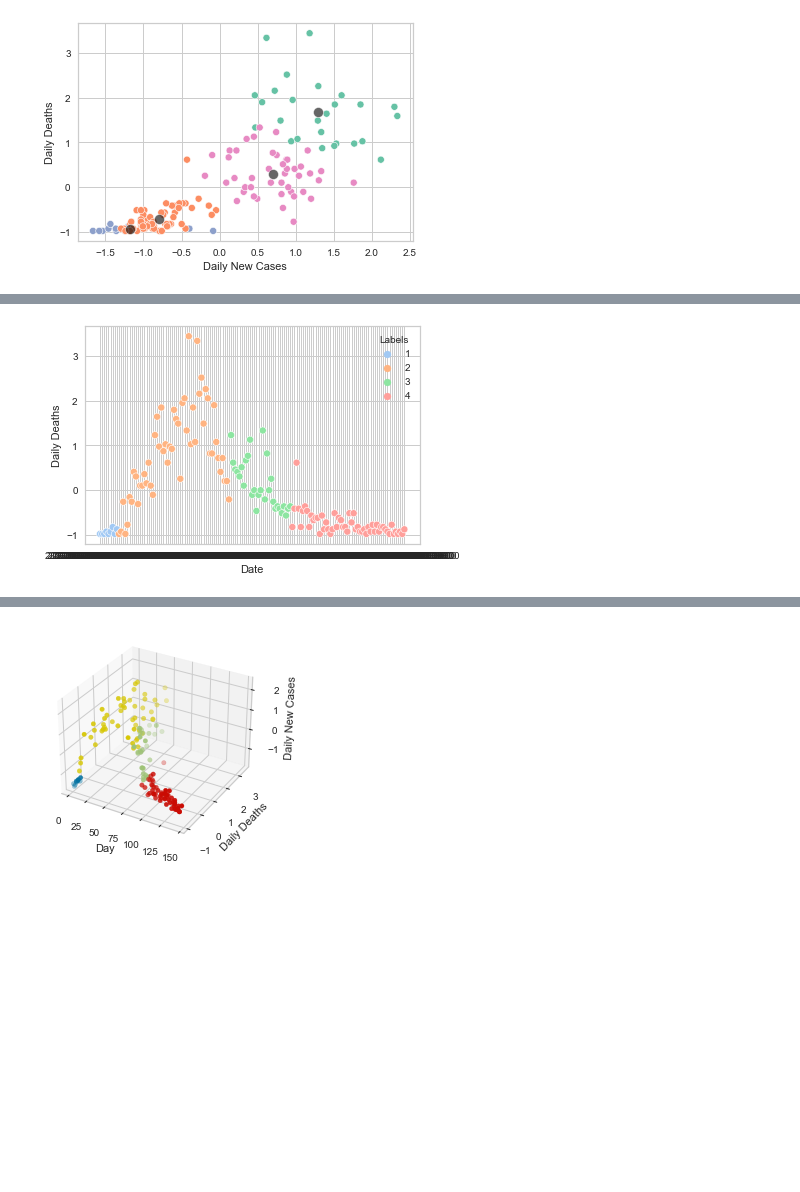
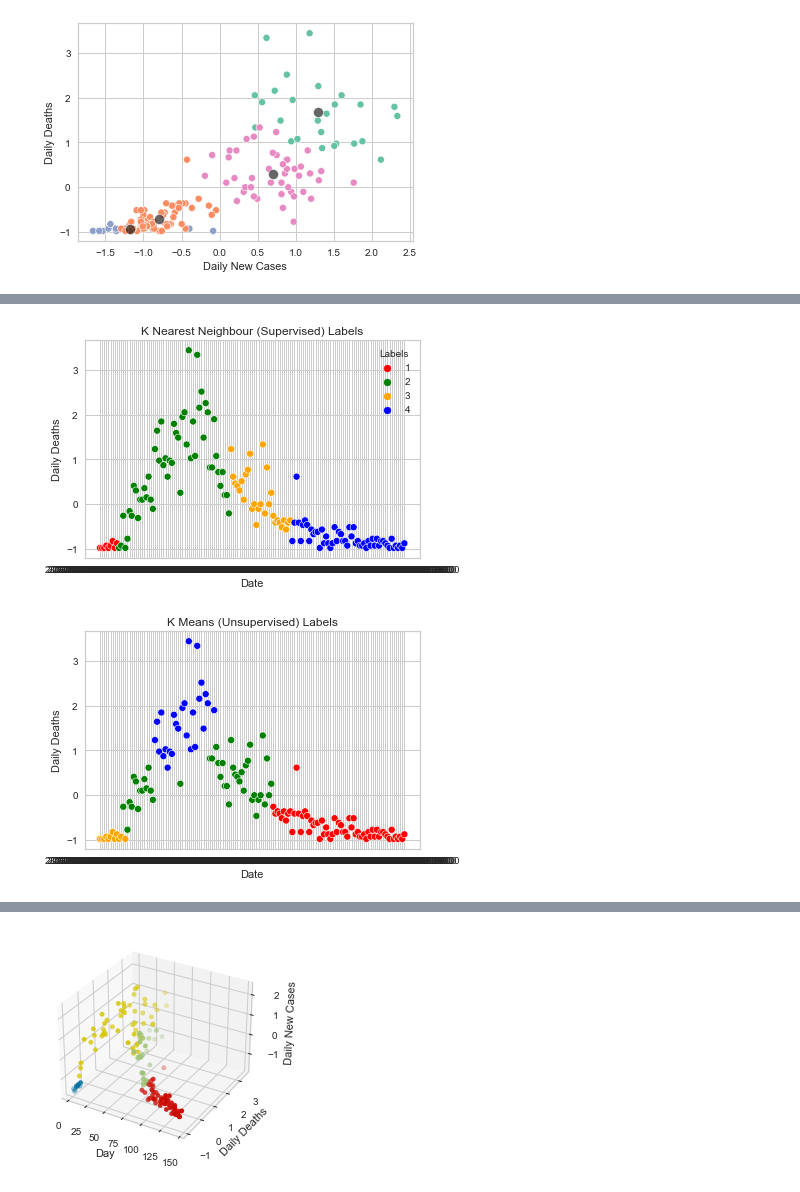
Before and after one commit to GrahamEckel/covid-interventions, a Jupyter notebook: main-notebook.ipynb, the cells around one changed output, grey strips where cells are left out. Saved outputs shown, nothing was run; the diff lists cells and outputs as text; code cells hidden in the pictures; blank space fills up the shorter version.

```diff
--- a/main-notebook.ipynb
+++ b/main-notebook.ipynb
@@ -130,11 +131,3 @@ DailyDeathTS = DailyActiveDeathStandard.drop(['DailyTotals'], axis=1)
 
 #DailyDeathTS
 #DailyActiveTS
-# %%
-### Standardized deaths over time
-
-ax = sns.scatterplot(data=DailyDeathTS, x='SummaryDate', y='DailyDeaths', hue='Labels', palette='pastel', s=50)
-ax.set(xlabel='Date', ylabel='Daily Deaths')
-plt.show()
-# %% [output]
-[figure, removed]
@@ -141,3 +145,19 @@ plt.show()
+# %%
+### Standardized deaths over time
+
+axknnDeath = sns.scatterplot(data=DailyDeathTS, x='SummaryDate', y='DailyDeaths', hue='Labels', palette = {1:'red',2:'green',3:'orange',4:'blue'})
+axknnDeath.set(xlabel='Date', ylabel='Daily Deaths')
+plt.title('K Nearest Neighbour (Supervised) Labels')
+plt.show()
+
+axkmeansDeath = sns.scatterplot(data=DailyDeathTS, x='SummaryDate', y='DailyDeaths', hue='KMeansLabels', palette = {1:'red',2:'green',3:'orange',4:'blue'})
+axkmeansDeath.set(xlabel='Date', ylabel='Daily Deaths')
+plt.title('K Means (Unsupervised) Labels')
+axkmeansDeath.get_legend().remove()
+plt.show()
+# %% [output]
+[figure, added]
+[figure, added]
 # %%
 ### Standardized New Cases over time
 
```
Also changed, not shown: parts of 6 cells of this notebook.
